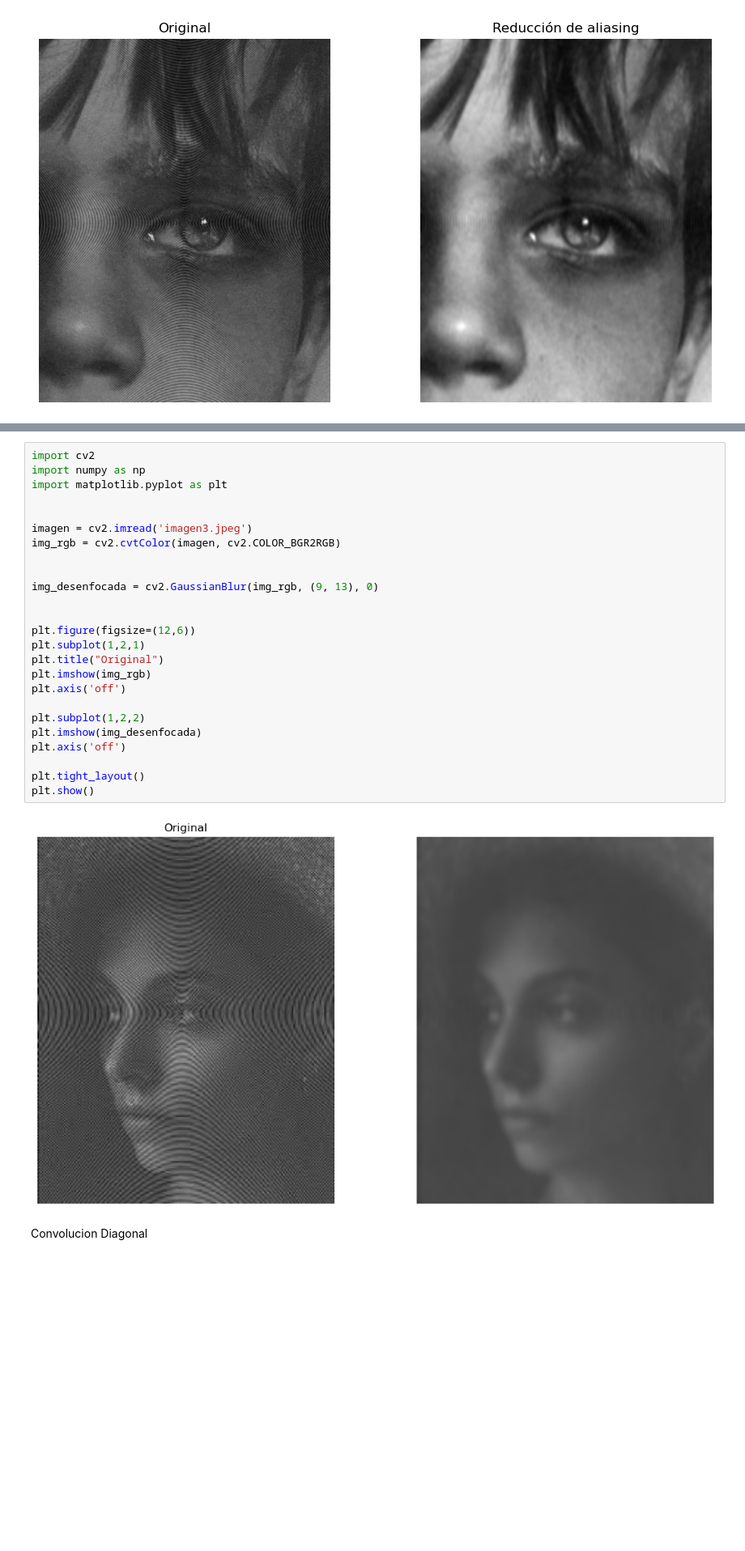
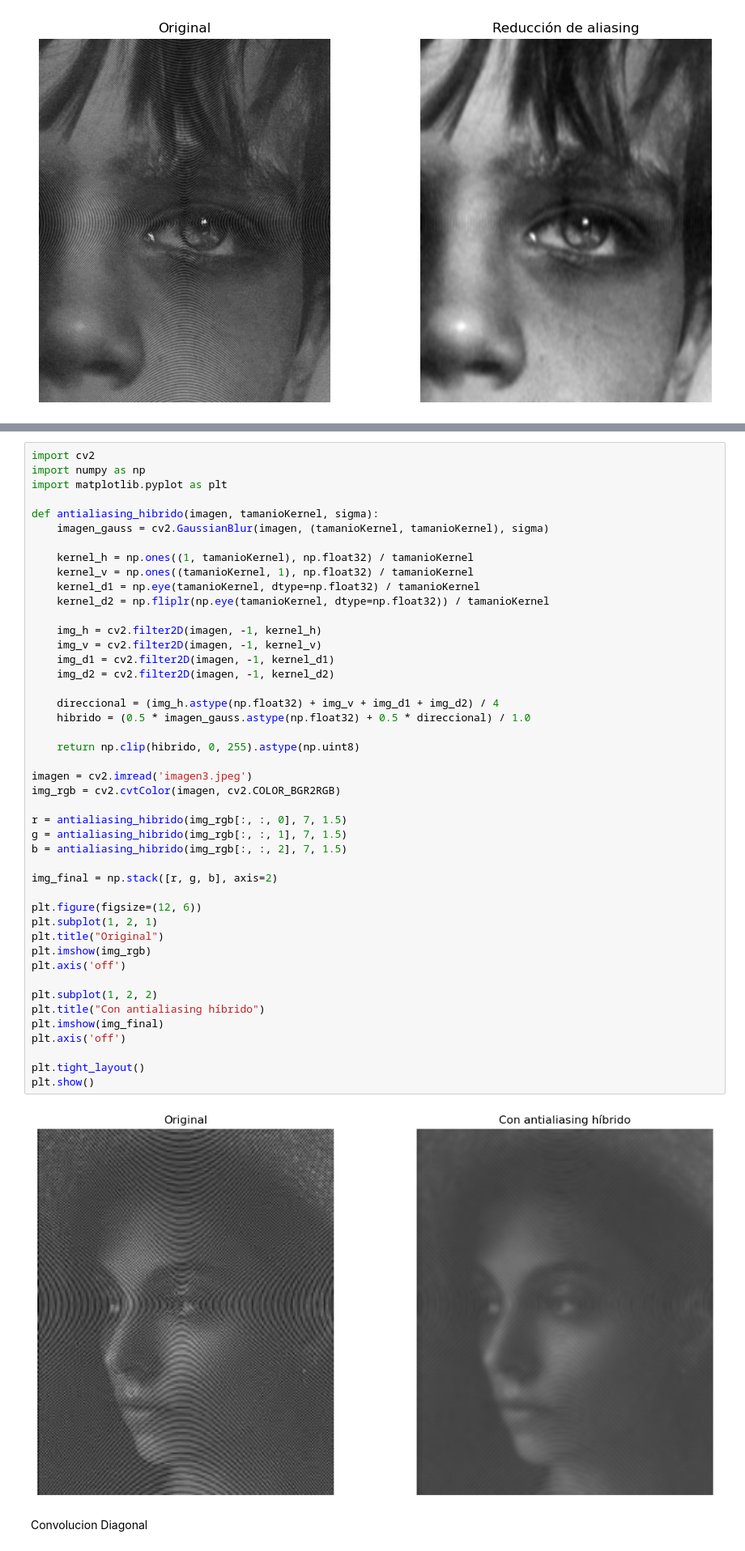
Before and after one commit to pancho040/PDI, a Jupyter notebook: practica_aliasing.ipynb, the cells around one changed output, grey strips where cells are left out. Shown at 81% size. Cells and saved outputs as stored; diff of their text form; blank space fills up the shorter version.

```diff
--- a/practica_aliasing.ipynb
+++ b/practica_aliasing.ipynb
@@ -71,30 +84,50 @@ plt.show()
 # %%
 import cv2
 import numpy as np
 import matplotlib.pyplot as plt
 
+def antialiasing_hibrido(imagen, tamanioKernel, sigma):
+    imagen_gauss = cv2.GaussianBlur(imagen, (tamanioKernel, tamanioKernel), sigma)
+
+    kernel_h = np.ones((1, tamanioKernel), np.float32) / tamanioKernel
+    kernel_v = np.ones((tamanioKernel, 1), np.float32) / tamanioKernel
+    kernel_d1 = np.eye(tamanioKernel, dtype=np.float32) / tamanioKernel
+    kernel_d2 = np.fliplr(np.eye(tamanioKernel, dtype=np.float32)) / tamanioKernel
+
+    img_h = cv2.filter2D(imagen, -1, kernel_h)
+    img_v = cv2.filter2D(imagen, -1, kernel_v)
+    img_d1 = cv2.filter2D(imagen, -1, kernel_d1)
+    img_d2 = cv2.filter2D(imagen, -1, kernel_d2)
+
+    direccional = (img_h.astype(np.float32) + img_v + img_d1 + img_d2) / 4
+    hibrido = (0.5 * imagen_gauss.astype(np.float32) + 0.5 * direccional) / 1.0
+
+    return np.clip(hibrido, 0, 255).astype(np.uint8)
 
 imagen = cv2.imread('imagen3.jpeg')
 img_rgb = cv2.cvtColor(imagen, cv2.COLOR_BGR2RGB)
 
+r = antialiasing_hibrido(img_rgb[:, :, 0], 7, 1.5)
+g = antialiasing_hibrido(img_rgb[:, :, 1], 7, 1.5)
+b = antialiasing_hibrido(img_rgb[:, :, 2], 7, 1.5)
 
-img_desenfocada = cv2.GaussianBlur(img_rgb, (9, 13), 0)
+img_final = np.stack([r, g, b], axis=2)
 
-
-plt.figure(figsize=(12,6))
-plt.subplot(1,2,1)
+plt.figure(figsize=(12, 6))
+plt.subplot(1, 2, 1)
 plt.title("Original")
 plt.imshow(img_rgb)
 plt.axis('off')
 
-plt.subplot(1,2,2)
-plt.imshow(img_desenfocada)
+plt.subplot(1, 2, 2)
+plt.title("Con antialiasing híbrido")
+plt.imshow(img_final)
 plt.axis('off')
 
 plt.tight_layout()
 plt.show()
 # %% [output]
-[figure, old version]
+[figure, new version]
 # %% [markdown]
 Convolucion Diagonal
 # %%
```
Also changed, not shown: parts of 1 cell of this notebook.
